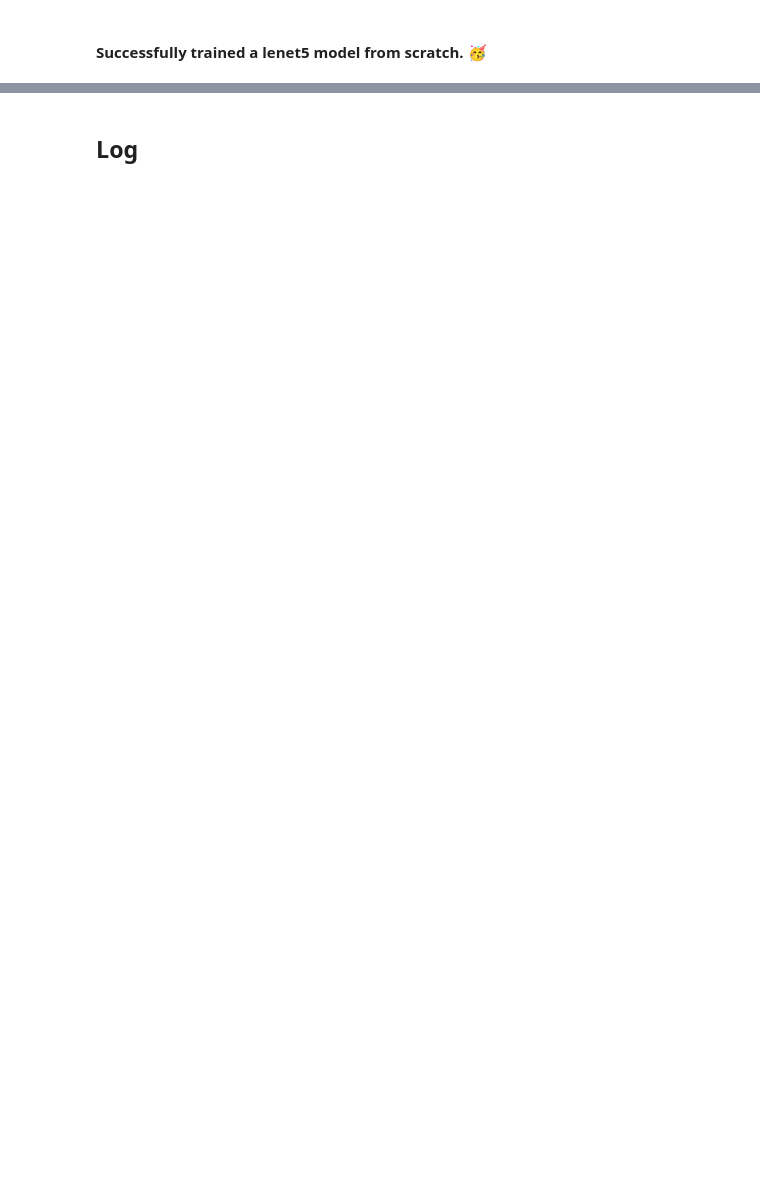
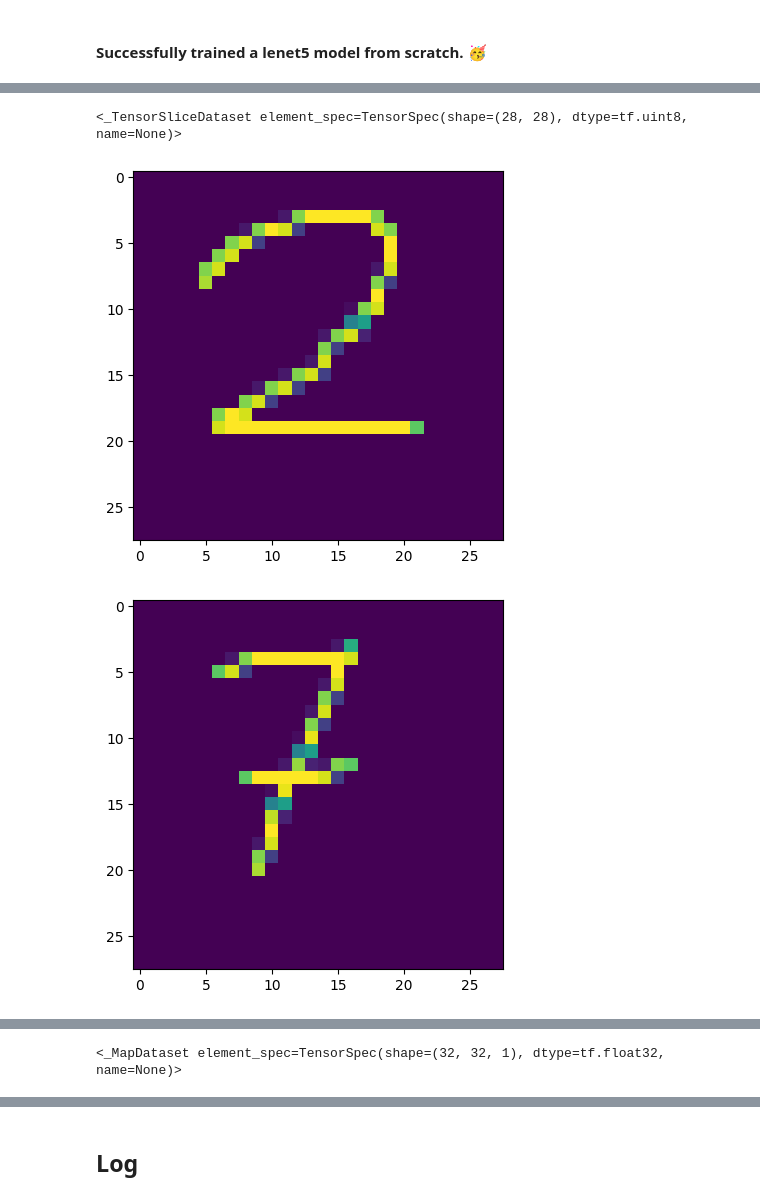
Before and after one commit to OmPanchal/lenet-using-tensorflow, a Jupyter notebook: Lenet.ipynb, the cells around one changed output, grey strips where cells are left out. Saved outputs shown, nothing was run; the diff lists cells and outputs as text; code cells hidden in the pictures; blank space fills up the shorter version.

```diff
--- a/Lenet.ipynb
+++ b/Lenet.ipynb
@@ -1180,0 +1169,20 @@ for pred, true in zip(predictions, labels):
+# %%
+# load custom data
+test_samples  = []
+img_dir = os.listdir("/content/drive/MyDrive/Handwritten Digits test")[:-1]
+
+for image in img_dir:
+    i = Image.open(os.path.join("/content/drive/MyDrive/Handwritten Digits test", image))
+    test_samples.extend([tf.reduce_mean(255 - tf.convert_to_tensor(i), axis=2)])
+
+test_samples_ds = tf.data.Dataset.from_tensor_slices(tf.convert_to_tensor(test_samples))
+test_samples_ds
+# %% [output]
+<_TensorSliceDataset element_spec=TensorSpec(shape=(28, 28), dtype=tf.uint8, name=None)>
+# %%
+for i in test_samples_ds.take(3):
+    plt.imshow(i)
+    plt.show()
+# %% [output]
+[figure, added]
+[figure, added]
@@ -1180,0 +1190,7 @@ for pred, true in zip(predictions, labels):
+# %%
+# process data - pad and change value.
+# using function from eariler
+test_samples_ds = test_samples_ds.map(lambda x: preprocess_image(x, cv=0))
+test_samples_ds
+# %% [output]
+<_MapDataset element_spec=TensorSpec(shape=(32, 32, 1), dtype=tf.float32, name=None)>
```
Also changed, not shown: parts of 33 cells of this notebook.
